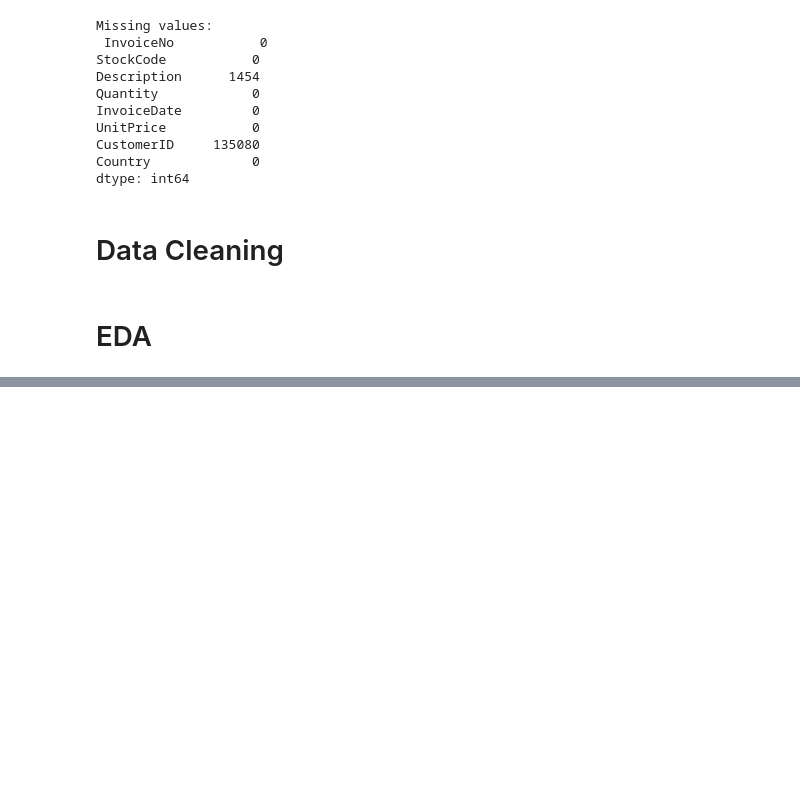
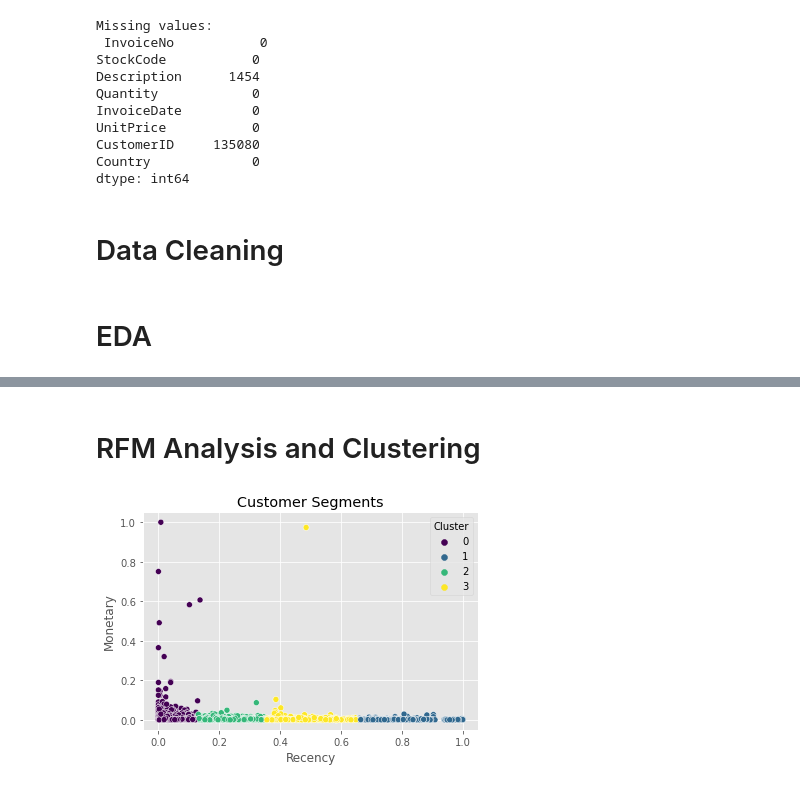
Before and after one commit to SrikarSistla08/Case-Study-on-Revenue, a Jupyter notebook: Ecom.ipynb, the cells around one changed output, grey strips where cells are left out. Drawn from its saved outputs; the diff is of its cells as text; code cells hidden in the pictures; blank space fills up the shorter version.

```diff
--- a/Ecom.ipynb
+++ b/Ecom.ipynb
@@ -51,0 +84,31 @@ if 'Date' in df.columns and 'Revenue' in df.columns:
+# %% [markdown]
+<h1>RFM Analysis and Clustering
+# %%
+customer_data=pd.read_csv('Ecom.csv')
+# %%
+# Perform RFM analysis
+if 'CustomerID' in customer_data.columns and 'InvoiceDate' in customer_data.columns and 'InvoiceNo' in customer_data.columns:
+	customer_data['InvoiceDate'] = pd.to_datetime(customer_data['InvoiceDate'])
+	rfm = customer_data.groupby('CustomerID').agg({
+		'InvoiceDate': lambda x: (customer_data['InvoiceDate'].max() - x.max()).days,
+		'InvoiceNo': 'count',
+		'UnitPrice': 'sum'
+	}).rename(columns={'InvoiceDate': 'Recency', 'InvoiceNo': 'Frequency', 'UnitPrice': 'Monetary'}).reset_index()
+
+	# Scale the data
+	from sklearn.preprocessing import MinMaxScaler
+	scaler = MinMaxScaler()
+	rfm[['Recency', 'Frequency', 'Monetary']] = scaler.fit_transform(rfm[['Recency', 'Frequency', 'Monetary']])
+# %%
+from sklearn.cluster import KMeans
+
+# Apply K-Means
+kmeans = KMeans(n_clusters=4, random_state=42)
+rfm['Cluster'] = kmeans.fit_predict(rfm[['Recency', 'Frequency', 'Monetary']])
+
+# Visualize clusters
+sns.scatterplot(x='Recency', y='Monetary', hue='Cluster', data=rfm, palette='viridis')
+plt.title('Customer Segments')
+plt.show()
+# %% [output]
+[figure, added]
```
Also changed, not shown: parts of 9 cells of this notebook, 1 other file.
